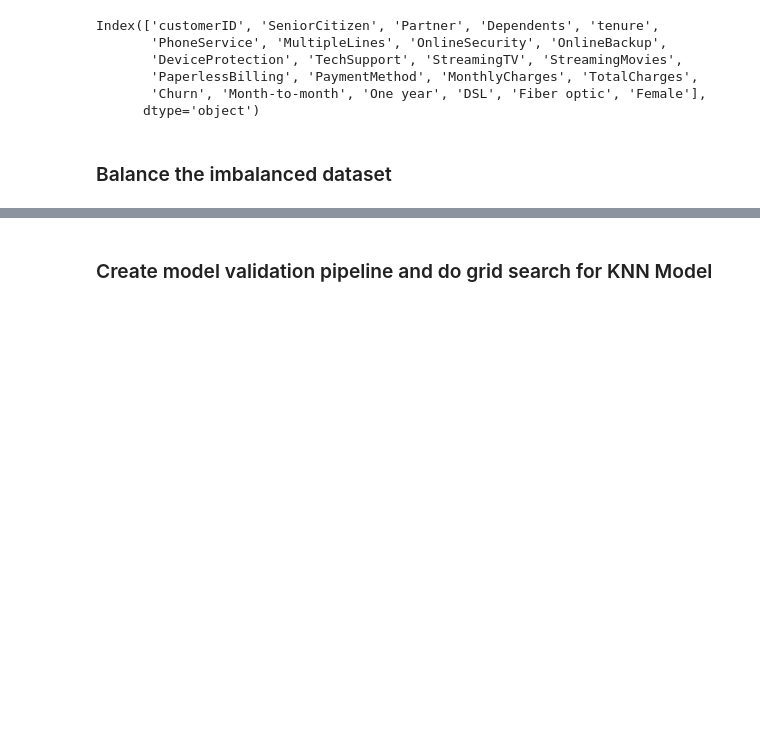
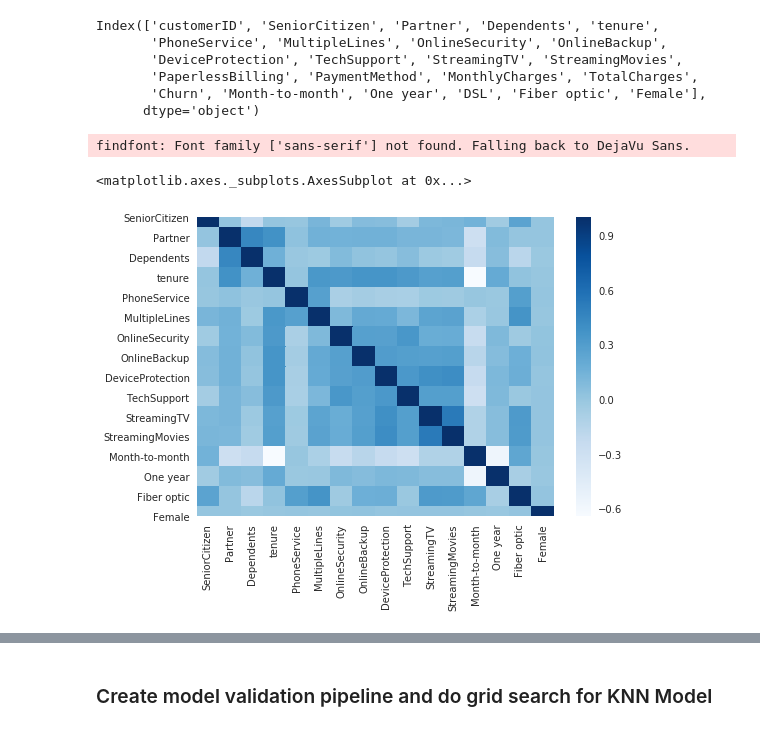
Before and after one commit to Merkeley/Project_03, a Jupyter notebook: Notebooks/Modeling.ipynb, the cells around one changed output, grey strips where cells are left out. Drawn from its saved outputs; the diff is of its cells as text; code cells hidden in the pictures; blank space fills up the shorter version.

```diff
--- a/Notebooks/Modeling.ipynb
+++ b/Notebooks/Modeling.ipynb
@@ -65,4 +80,2 @@ train_columns = ['SeniorCitizen', 'Partner', 'Dependents', \
 X = train_df[train_columns]
 y= train_df['Churn']
-# %% [markdown]
-### Balance the imbalanced dataset
@@ -72,0 +82,7 @@ X_res, y_res = sm.fit_resample(X, y)
+# %%
+corr = X.corr()
+sns.heatmap(corr, cmap='Blues')
+# %% [output]
+findfont: Font family ['sans-serif'] not found. Falling back to DejaVu Sans.
+<matplotlib.axes._subplots.AxesSubplot at 0x...>
+[figure, added]
```
Also changed, not shown: parts of 45 cells of this notebook.
